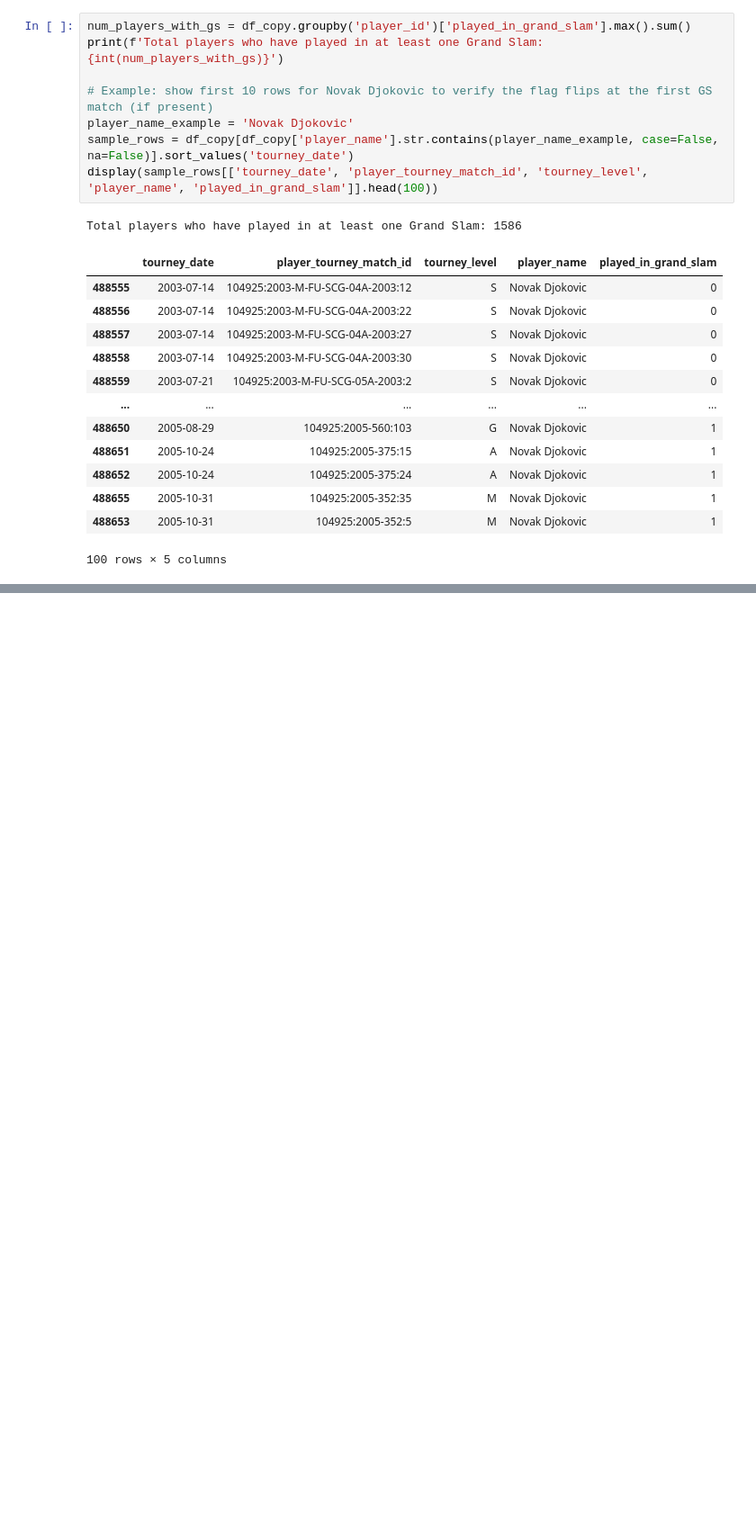
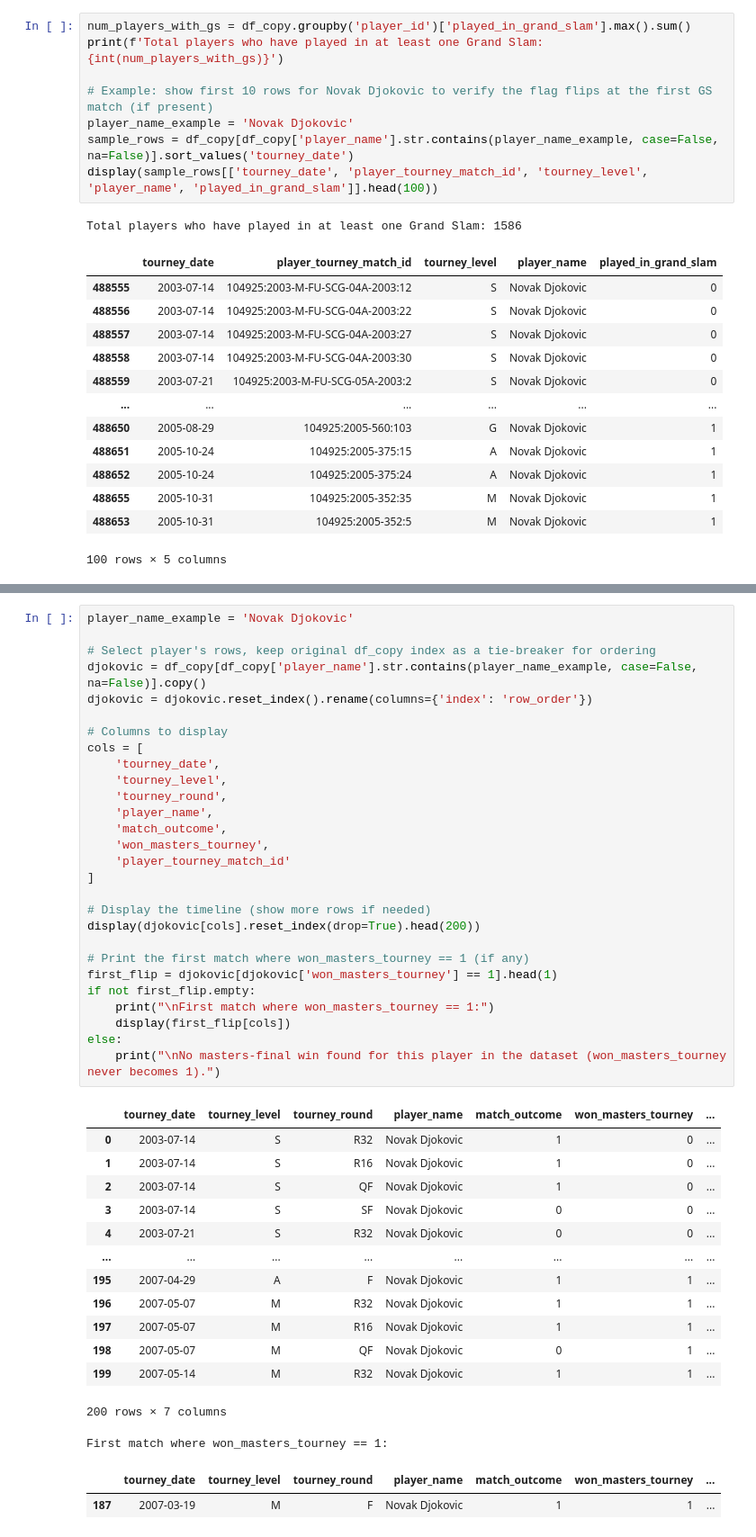
Before and after one commit to GolbertCeitaPages/CMI-DataScience-Project, a Jupyter notebook: player_stats.ipynb, the cells around one changed output, grey strips where cells are left out. Shown at 90% size. Drawn from its saved outputs; the diff is of its cells as text; blank space fills up the shorter version.

```diff
--- a/player_stats.ipynb
+++ b/player_stats.ipynb
@@ -269,2 +309,47 @@ Total players who have played in at least one Grand Slam: 1586
+# %%
+player_name_example = 'Novak Djokovic'
+
+# Select player's rows, keep original df_copy index as a tie-breaker for ordering
+djokovic = df_copy[df_copy['player_name'].str.contains(player_name_example, case=False, na=False)].copy()
+djokovic = djokovic.reset_index().rename(columns={'index': 'row_order'})
+
+# Columns to display
+cols = [
+    'tourney_date',
+    'tourney_level',
+    'tourney_round',
+    'player_name',
+    'match_outcome',
+    'won_masters_tourney',
+    'player_tourney_match_id'
+]
+
+# Display the timeline (show more rows if needed)
+display(djokovic[cols].reset_index(drop=True).head(200))
+
+# Print the first match where won_masters_tourney == 1 (if any)
+first_flip = djokovic[djokovic['won_masters_tourney'] == 1].head(1)
+if not first_flip.empty:
+    print("\nFirst match where won_masters_tourney == 1:")
+    display(first_flip[cols])
+else:
+    print("\nNo masters-final win found for this player in the dataset (won_masters_tourney never becomes 1).")
+# %% [output]
+|  | tourney_date | tourney_level | tourney_round | player_name | match_outcome | won_masters_tourney | ... |
+| 0 | 2003-07-14 | S | R32 | Novak Djokovic | 1 | 0 | ... |
+| 1 | 2003-07-14 | S | R16 | Novak Djokovic | 1 | 0 | ... |
+| 2 | 2003-07-14 | S | QF | Novak Djokovic | 1 | 0 | ... |
+| 3 | 2003-07-14 | S | SF | Novak Djokovic | 0 | 0 | ... |
+| 4 | 2003-07-21 | S | R32 | Novak Djokovic | 0 | 0 | ... |
+| ... | ... | ... | ... | ... | ... | ... | ... |
+| 195 | 2007-04-29 | A | F | Novak Djokovic | 1 | 1 | ... |
+| 196 | 2007-05-07 | M | R32 | Novak Djokovic | 1 | 1 | ... |
+| 197 | 2007-05-07 | M | R16 | Novak Djokovic | 1 | 1 | ... |
+| 198 | 2007-05-07 | M | QF | Novak Djokovic | 0 | 1 | ... |
+| 199 | 2007-05-14 | M | R32 | Novak Djokovic | 1 | 1 | ... |
+200 rows × 7 columns
+First match where won_masters_tourney == 1:
+|  | tourney_date | tourney_level | tourney_round | player_name | match_outcome | won_masters_tourney | ... |
+| 187 | 2007-03-19 | M | F | Novak Djokovic | 1 | 1 | ... |
 # %%
 # Correlation matrix of numeric columns in player_stats
```
Also changed, not shown: parts of 7 cells of this notebook.
